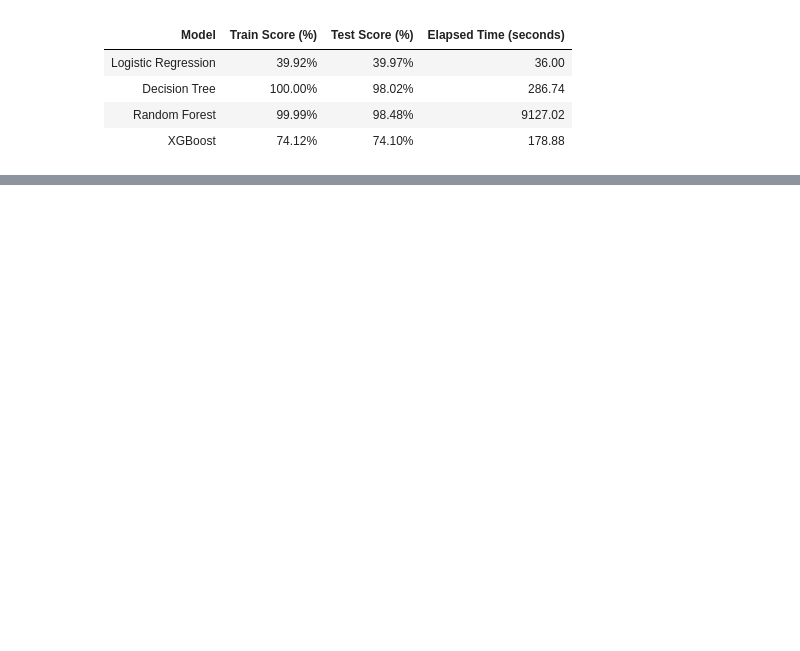
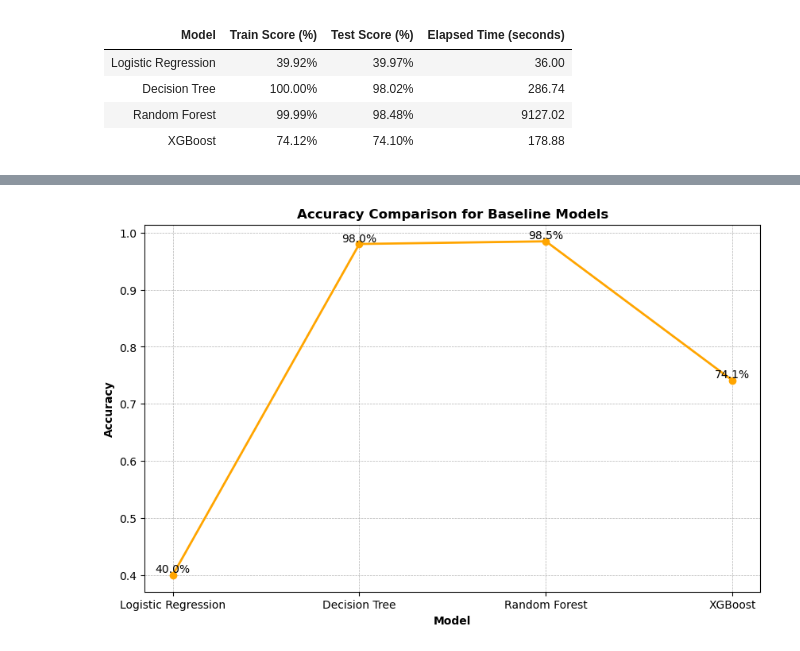
Before and after one commit to hsu780112/Bike-Share-Project, a Jupyter notebook: Modeling - Feature Engineering - Bike Share System in the SF Bay Area.ipynb, the cells around one changed output, grey strips where cells are left out. Cells and saved outputs as stored; diff of their text form; code cells hidden in the pictures; blank space fills up the shorter version.

Commit message:
updated modeling

```diff
--- a/Modeling - Feature Engineering - Bike Share System in the SF Bay Area.ipynb
+++ b/Modeling - Feature Engineering - Bike Share System in the SF Bay Area.ipynb
@@ -381,7 +399,10 @@ start_time = time.time()
 xgbc = XGBClassifier()
 
 # Fitting a model
-xgbc.fit(X_train, y_train_xgbc)
+xgbc.fit(X_train, y_train)
+
+# Get class predictions
+y_pred_xgbc = xgbc.predict(X_val)
 
 # Stop the timer
 end_time = time.time()
@@ -389,21 +410,24 @@ end_time = time.time()
 # Calculate the elapsed time
 elapsed_time = end_time - start_time
 
+# Saving metrics for plotting
+accuracy_xgbc = accuracy_score(y_val, y_pred_xgbc)
+precision_xgbc = precision_score(y_val, y_pred_xgbc, average='macro')
+recall_xgbc = recall_score(y_val, y_pred_xgbc, average='macro')
+f1_xgbc = f1_score(y_val, y_pred_xgbc, average='macro')
+
 # Evaluate its classification accuracy
 print('XGBoost:')
-print(f'Train score: {xgbc.score(X_train, y_train_xgbc)}')
-print(f'Test score: {xgbc.score(X_val, y_val_xgbc)}')
-
-# Get class predictions
-y_pred_xgbc = xgbc.predict(X_val)
+print(f'Train score: {xgbc.score(X_train, y_train)}')
+print(f'Test score: {xgbc.score(X_val, y_val)}')
 
 # Generate confusion matrix
 print("\nConfusion Matrix:")
-print(confusion_matrix(y_val_xgbc, y_pred_xgbc))
+print(confusion_matrix(y_val, y_pred_xgbc))
 
 # Classification report
 print("\nClassification Report:")
-print(classification_report(y_val_xgbc, y_pred_xgbc))
+print(classification_report(y_val, y_pred_xgbc))
 
 # Print the elapsed time
 print(f"\nElapsed time: {elapsed_time:.2f} seconds")
@@ -512,0 +559,20 @@ Below is the code for KNN, this model can be trained in the future.
+# %%
+# List of model names and corresponding accuracy scores
+models = ['Logistic Regression', 'Decision Tree', 'Random Forest', 'XGBoost']
+accuracy_scores = [accuracy_logreg, accuracy_dt_model, accuracy_random_forest_model, accuracy_xgbc]
+
+# Plot the line graph with an orange color theme and grid lines
+plt.figure(figsize=(10, 6))
+plt.plot(models, accuracy_scores, color='orange', marker='o', linestyle='-', linewidth=2)
+plt.xlabel('Model', fontweight='bold')
+plt.ylabel('Accuracy', fontweight='bold')
+plt.title('Accuracy Comparison for Baseline Models', fontweight='bold')
+
+# Add accuracy score labels
+for i, score in enumerate(accuracy_scores):
+    plt.text(models[i], score, f"{score*100:.1f}%", ha='center', va='bottom')
+
+plt.grid(True, which='both', linestyle='--', linewidth=0.5)  # Add both horizontal and vertical grid lines
+plt.show()
+# %% [output]
+[figure, added]
```
Also changed, not shown: parts of 12 cells of this notebook.
